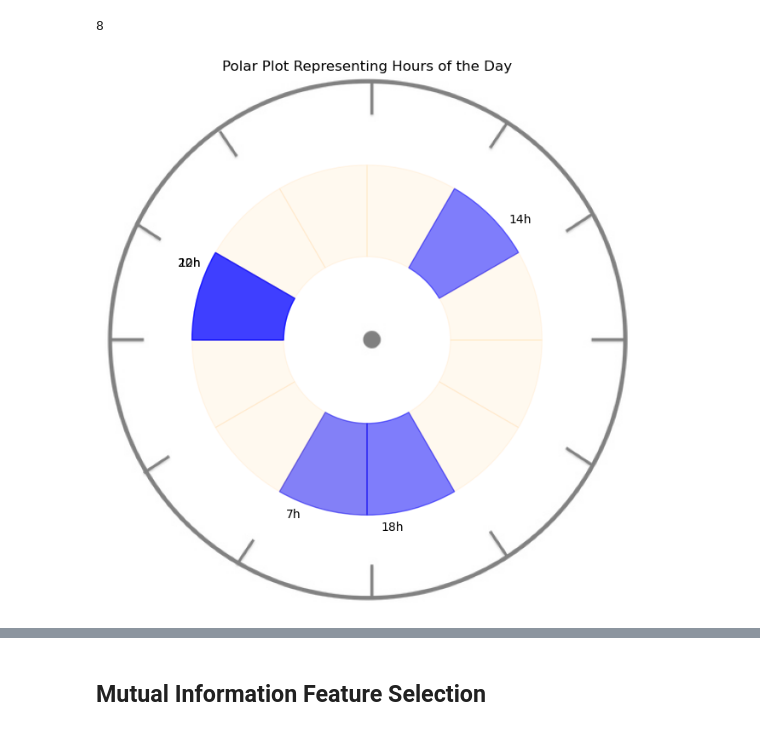
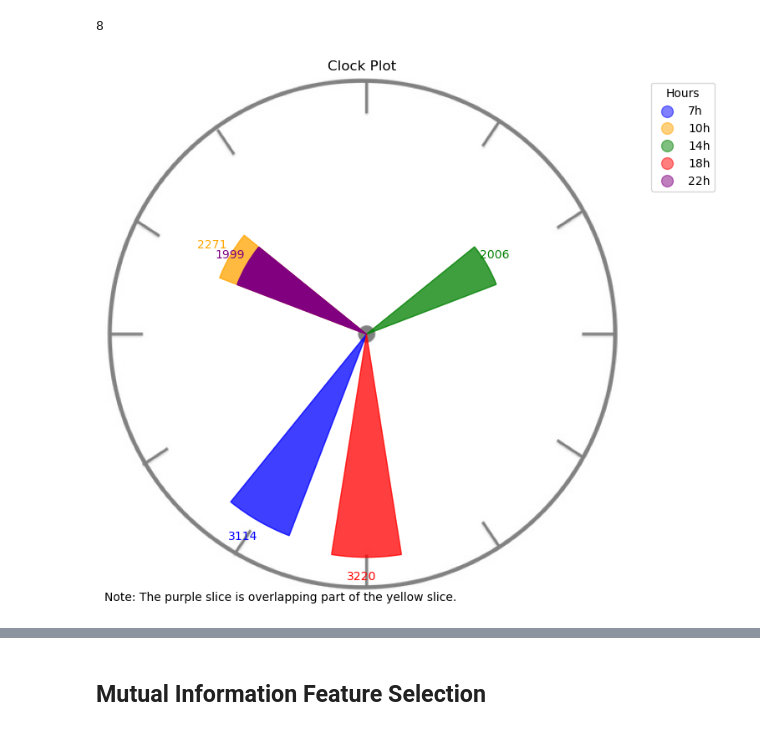
Before and after one commit to leobt23/Data_Mining, a Jupyter notebook: 1_eda/caria.ipynb, the cells around one changed output, grey strips where cells are left out. Drawn from its saved outputs; the diff is of its cells as text; code cells hidden in the pictures.

Commit message:
time, expiration date done

```diff
--- a/1_eda/caria.ipynb
+++ b/1_eda/caria.ipynb
@@ -610,11 +495,4 @@ The unclockify function does work as intended!
 # %%
-'''
-# old way to define angles, ignore
-#        start_angle = 360 * (hour / 24) + 360*((hour+1.5)/24)
-#        end_angle = start_angle + 360/24
-#
-'''
-
 import numpy as np
 import pandas as pd
 import matplotlib.pyplot as plt
@@ -631,59 +509,96 @@ fig, ax = plt.subplots(figsize=(8, 8))
 n_hours = 12
 # Define the radius and width for the slices
 radius = 1 #1.47 isn't bad
-width = 2 * np.pi / n_hours  # Each slice has 1/12 of the full circle
 
 # label factor for adjusting the label position
 label_factor = 1.1
 
-all_hours = range(24)
+color_index = 0
+all_hours = range(25)
 for hour in all_hours:
     # necessary hour conversion, since a polar plot is anticlockwise
     # through the usage of the clockify function
 
+    center_coords = (0.027,0)
 
-
+    # assigning different colors for each unique hour
+    colors_used = ['blue', 'orange', 'green', 'red', 'purple']
     if hour in unique_hours:
         plot_hour = unclockify(hour)
         # Calculate the starting and ending angles for each slice
-        start_angle = 360 * ((plot_hour) / n_hours)
-        end_angle = start_angle + 360*(1) / n_hours
+        adjust_size_slice=45/5
+
+        start_angle = 360 * ((plot_hour) / n_hours) - adjust_size_slice
+        end_angle = start_angle +2 * adjust_size_slice
+
+        # instead of fixed radius, the radius will be determined by the value count
+        radius = df_test1['time_values'].value_counts()[hour]
+        # adjusting from a to b
+        a = 0
+        b = 1.3
+        freq = df_test1['time_values'].value_counts()[hour]
+        radius = freq/max(df_test1['time_values'].value_counts())*(b-a)+a
 
         # Create a wedge (slice) for the given hour
-        wedge = Wedge(center=(0, 0), r=radius, theta1=start_angle, theta2=end_angle, width=width, color='blue', alpha=0.5)
+        wedge = Wedge(center=center_coords, r=radius, theta1=start_angle, theta2=end_angle, color=colors_used[color_index], alpha=0.5) #Wedge(center=center_coords, r=radius, theta1=start_angle, theta2=end_angle, width=width, color='blue', alpha=0.5)
+        ax.add_patch(wedge)
+        # exception: 10AM and 10PM do coincide on the clock slice
+        if hour == 22: # 10AM_freq > 10PM_freq (by examination)
+            wedge = Wedge(center=center_coords, r=radius, theta1=start_angle, theta2=end_angle,color=colors_used[color_index], alpha=1)
+        # adding the wedge to the plot, i.e. the slice
         ax.add_patch(wedge)
 
         # Label the slice
-        label_angle = np.radians(start_angle + 7.5)  # Adjusting 7.5 for better positioning
-        ax.annotate(f'{hour}h', xy=(np.cos(label_angle), np.sin(label_angle)), xytext=(label_factor*np.cos(label_angle), label_factor*np.sin(label_angle)),
-                    ha='center', fontsize=10)
+        adjust_radius_factor = 1.00
+        label_angle = np.radians(start_angle + (end_angle-start_angle)/2)  # Adjusting used to be manual, but using the middle of the slice is better
+        ax.annotate(f'{freq}', xy=(np.cos(label_angle)*radius*adjust_radius_factor, np.sin(label_angle)*radius*adjust_radius_factor), xytext=(label_factor*np.cos(label_angle)*radius*adjust_radius_factor, label_factor*np.sin(label_angle)*radius*adjust_radius_factor),
+                    ha='center', fontsize=10, color = colors_used[color_index], alpha=1)
 
-    else:
+
+        # adding label to match colors to each hour, with plt
+        plt.scatter([], [], c=colors_used[color_index], alpha=0.5, s=100, label=str(hour)+'h')
+        plt.legend(loc='upper left', bbox_to_anchor=(1.05, 1), title='Hours', fontsize=10)
+
+
+
+        color_index += 1
+
+
+''' meant to draw the 12 hour numbers on the clock
+    if 0<hour<=12:
+
+        radius = 1.2
+
         plot_hour = unclockify(hour)
 
         # here, we create a hollow slice
         # Calculate the starting and ending angles for each slice
         start_angle = 360 * (plot_hour / n_hours)
         end_angle = start_angle + 360 / n_hours
 
         # Create a wedge (slice) for the given hour
-        wedge = Wedge(center=(0, 0), r=radius, theta1=start_angle, theta2=end_angle, width=width, color='orange', alpha=0.03)
+        wedge = Wedge(center=center_coords, r=radius, theta1=start_angle, theta2=end_angle, color='black', alpha=0.0)
         ax.add_patch(wedge)
 
         # Label the slice
-        #label_angle = np.radians(start_angle + 7.5)
-        #ax.annotate(f'{hour}h', xy=(np.cos(label_angle), np.sin(label_angle)), xytext=(1.1*np.cos(label_angle), 1.1*np.sin(label_angle)),
-        #            ha='center', fontsize=10)
+        adjust_radius_factor = 1
+        label_angle = np.radians(start_angle)  # Adjusting used to be manual, but using the middle of the slice is better
+        ax.annotate(f'{hour}', xy=(np.cos(label_angle)*radius*adjust_radius_factor, np.sin(label_angle)*radius*adjust_radius_factor), xytext=(label_factor*np.cos(label_angle)*radius*adjust_radius_factor, label_factor*np.sin(label_angle)*radius*adjust_radius_factor),
+                    ha='center', fontsize=10, color ='teal')
+'''
+
 
 # Adjusting the axis and title
 ax.set_xlim([-1.5, 1.5])
 ax.set_ylim([-1.5, 1.5])
 ax.axis('off')  # Turn off the axis
-ax.set_title("Polar Plot Representing Hours of the Day")
+ax.set_title("Clock Plot")
 # combining this plot with an image as background (of a clock)
-clock_image = plt.imread('/home/caria/MEDM/Statistical_Methods_Data_Mining/Images/clock3.png')
+clock_image = plt.imread('/home/caria/MEDM/Statistical_Methods_Data_Mining/Images/clock3.png') # clock3 works
 ax.imshow(clock_image, extent=[-1.5, 1.5, -1.5, 1.5], alpha=0.5)
 
+# adding note to bottom left saying "each slice represents frequence of given hour class"
+plt.text(-1.5,-1.55,"Note: The purple slice is overlapping part of the yellow slice.")
 plt.show()
 # %% [output]
-[figure, old version]
+[figure, new version]
```
Also changed, not shown: parts of 10 cells of this notebook, 1 other file.
